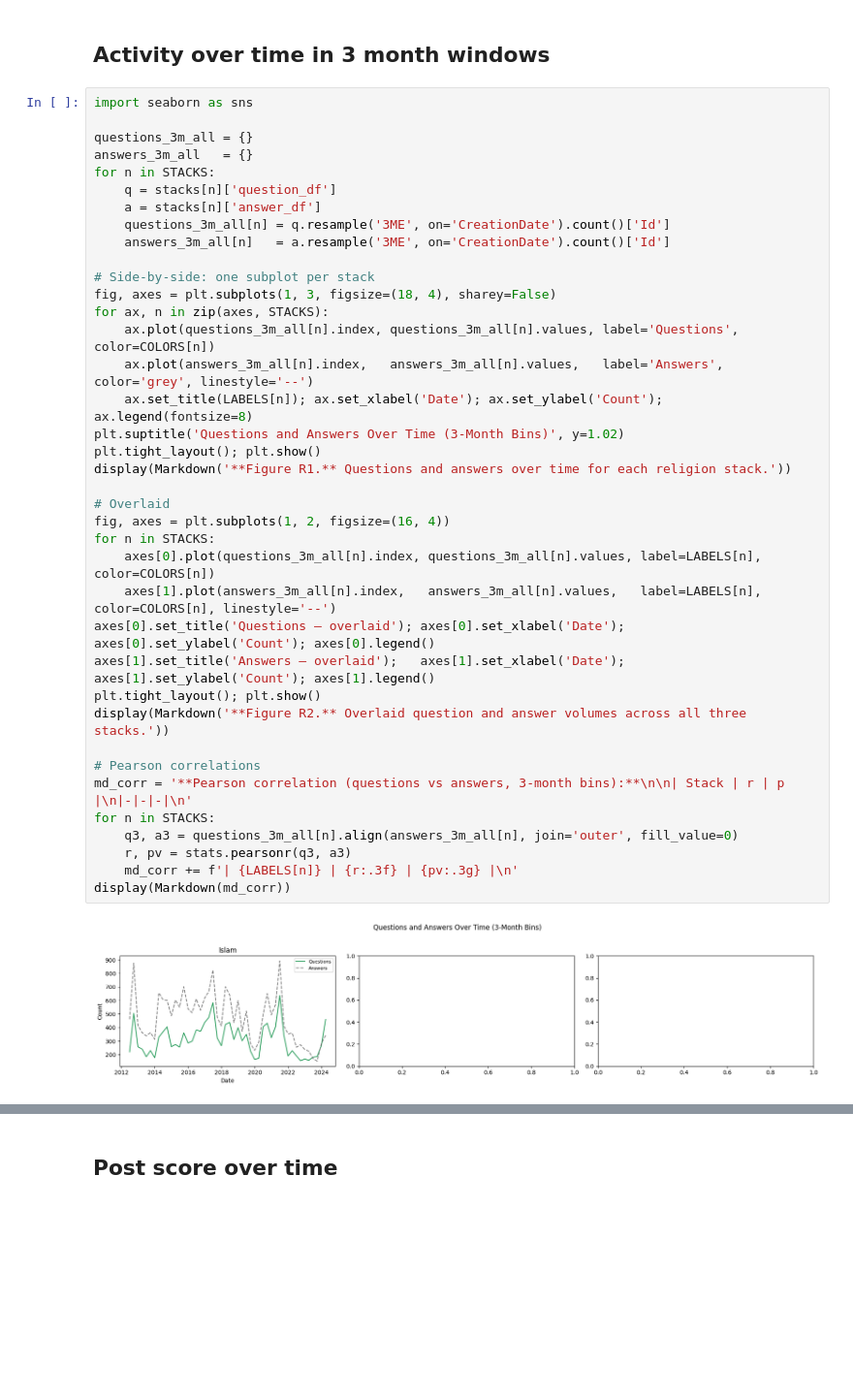
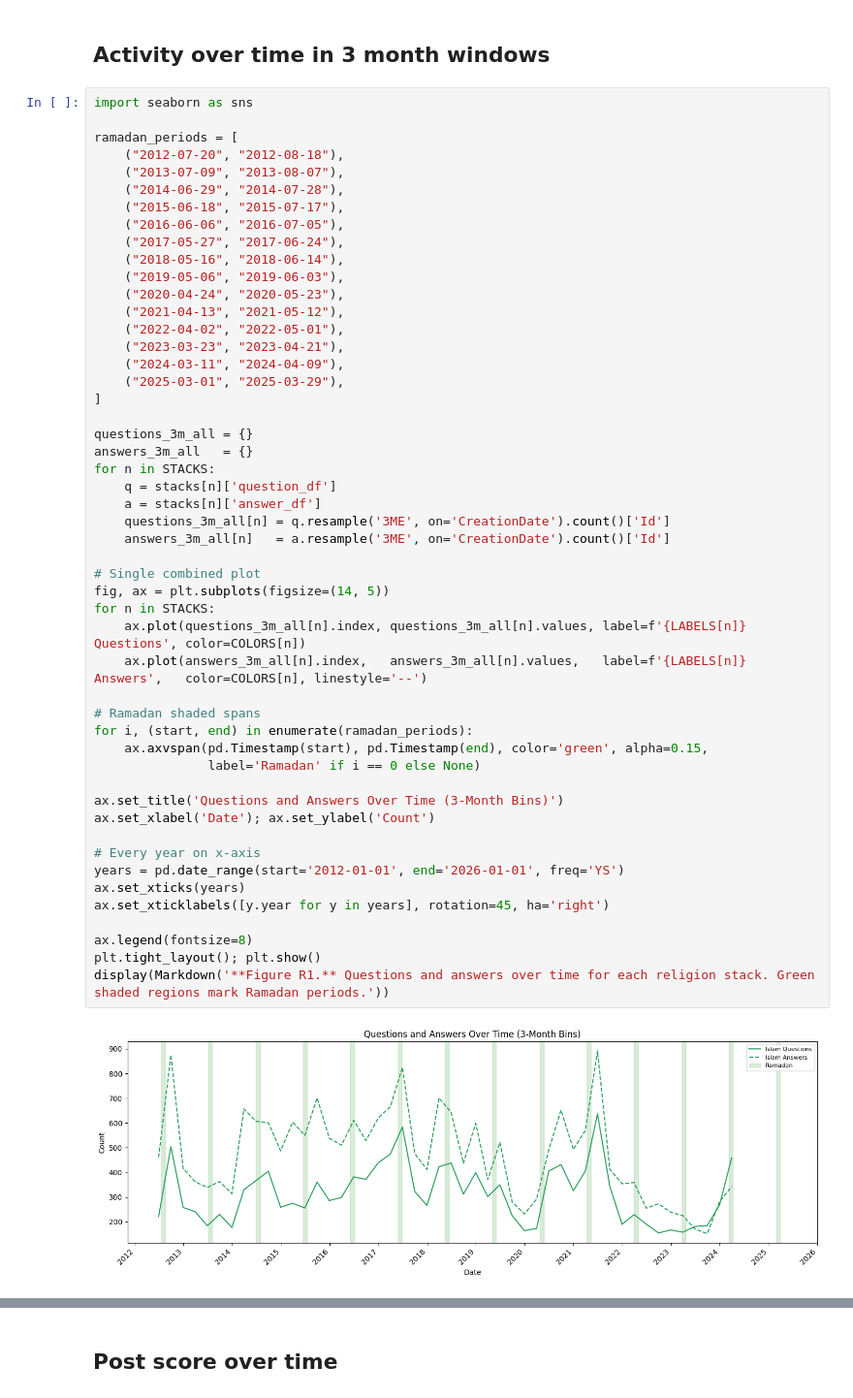
Before and after one commit to jiayanlin233/formative, a Jupyter notebook: formative_islam.ipynb, the cells around one changed output, grey strips where cells are left out. Shown at 97% size. Drawn from its saved outputs; the diff is of its cells as text; blank space fills up the shorter version.

```diff
--- a/formative_islam.ipynb
+++ b/formative_islam.ipynb
@@ -439,41 +439,53 @@ Of the 10474 total users, 5587 only asked questions, 4016 only answered, and 871
 ## Activity over time in 3 month windows
 # %%
 import seaborn as sns
+
+ramadan_periods = [
+    ("2012-07-20", "2012-08-18"),
+    ("2013-07-09", "2013-08-07"),
+    ("2014-06-29", "2014-07-28"),
+    ("2015-06-18", "2015-07-17"),
+    ("2016-06-06", "2016-07-05"),
+    ("2017-05-27", "2017-06-24"),
+    ("2018-05-16", "2018-06-14"),
+    ("2019-05-06", "2019-06-03"),
+    ("2020-04-24", "2020-05-23"),
+    ("2021-04-13", "2021-05-12"),
+    ("2022-04-02", "2022-05-01"),
+    ("2023-03-23", "2023-04-21"),
+    ("2024-03-11", "2024-04-09"),
+    ("2025-03-01", "2025-03-29"),
+]
 
 questions_3m_all = {}
 answers_3m_all   = {}
 for n in STACKS:
     q = stacks[n]['question_df']
     a = stacks[n]['answer_df']
     questions_3m_all[n] = q.resample('3ME', on='CreationDate').count()['Id']
     answers_3m_all[n]   = a.resample('3ME', on='CreationDate').count()['Id']
 
-# Side-by-side: one subplot per stack
-fig, axes = plt.subplots(1, 3, figsize=(18, 4), sharey=False)
-for ax, n in zip(axes, STACKS):
-    ax.plot(questions_3m_all[n].index, questions_3m_all[n].values, label='Questions', color=COLORS[n])
-    ax.plot(answers_3m_all[n].index,   answers_3m_all[n].values,   label='Answers',   color='grey', linestyle='--')
-    ax.set_title(LABELS[n]); ax.set_xlabel('Date'); ax.set_ylabel('Count'); ax.legend(fontsize=8)
-plt.suptitle('Questions and Answers Over Time (3-Month Bins)', y=1.02)
+# Single combined plot
+fig, ax = plt.subplots(figsize=(14, 5))
+for n in STACKS:
+    ax.plot(questions_3m_all[n].index, questions_3m_all[n].values, label=f'{LABELS[n]} Questions', color=COLORS[n])
+    ax.plot(answers_3m_all[n].index,   answers_3m_all[n].values,   label=f'{LABELS[n]} Answers',   color=COLORS[n], linestyle='--')
+
+# Ramadan shaded spans
+for i, (start, end) in enumerate(ramadan_periods):
+    ax.axvspan(pd.Timestamp(start), pd.Timestamp(end), color='green', alpha=0.15,
+               label='Ramadan' if i == 0 else None)
+
+ax.set_title('Questions and Answers Over Time (3-Month Bins)')
+ax.set_xlabel('Date'); ax.set_ylabel('Count')
+
+# Every year on x-axis
+years = pd.date_range(start='2012-01-01', end='2026-01-01', freq='YS')
+ax.set_xticks(years)
+ax.set_xticklabels([y.year for y in years], rotation=45, ha='right')
+
+ax.legend(fontsize=8)
 plt.tight_layout(); plt.show()
-display(Markdown('**Figure R1.** Questions and answers over time for each religion stack.'))
-
-# Overlaid
-fig, axes = plt.subplots(1, 2, figsize=(16, 4))
-for n in STACKS:
-    axes[0].plot(questions_3m_all[n].index, questions_3m_all[n].values, label=LABELS[n], color=COLORS[n])
-    axes[1].plot(answers_3m_all[n].index,   answers_3m_all[n].values,   label=LABELS[n], color=COLORS[n], linestyle='--')
-axes[0].set_title('Questions — overlaid'); axes[0].set_xlabel('Date'); axes[0].set_ylabel('Count'); axes[0].legend()
-axes[1].set_title('Answers — overlaid');   axes[1].set_xlabel('Date'); axes[1].set_ylabel('Count'); axes[1].legend()
-plt.tight_layout(); plt.show()
-display(Markdown('**Figure R2.** Overlaid question and answer volumes across all three stacks.'))
-
-# Pearson correlations
-md_corr = '**Pearson correlation (questions vs answers, 3-month bins):**\n\n| Stack | r | p |\n|-|-|-|\n'
-for n in STACKS:
-    q3, a3 = questions_3m_all[n].align(answers_3m_all[n], join='outer', fill_value=0)
-    r, pv = stats.pearsonr(q3, a3)
-    md_corr += f'| {LABELS[n]} | {r:.3f} | {pv:.3g} |\n'
-display(Markdown(md_corr))
+display(Markdown('**Figure R1.** Questions and answers over time for each religion stack. Green shaded regions mark Ramadan periods.'))
 # %% [output]
-[figure, old version]
+[figure, new version]
```
Also changed, not shown: parts of 5 cells of this notebook.
